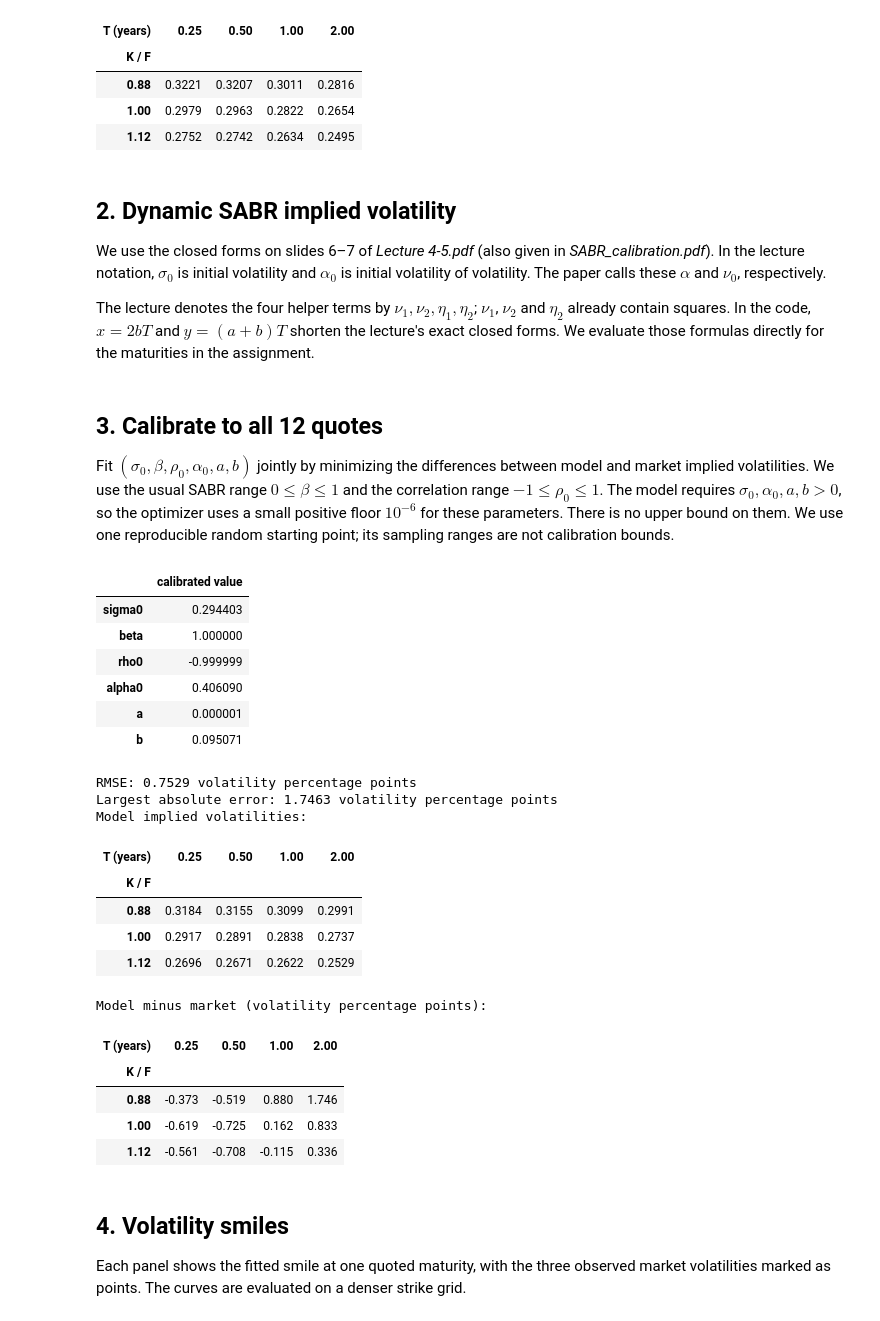
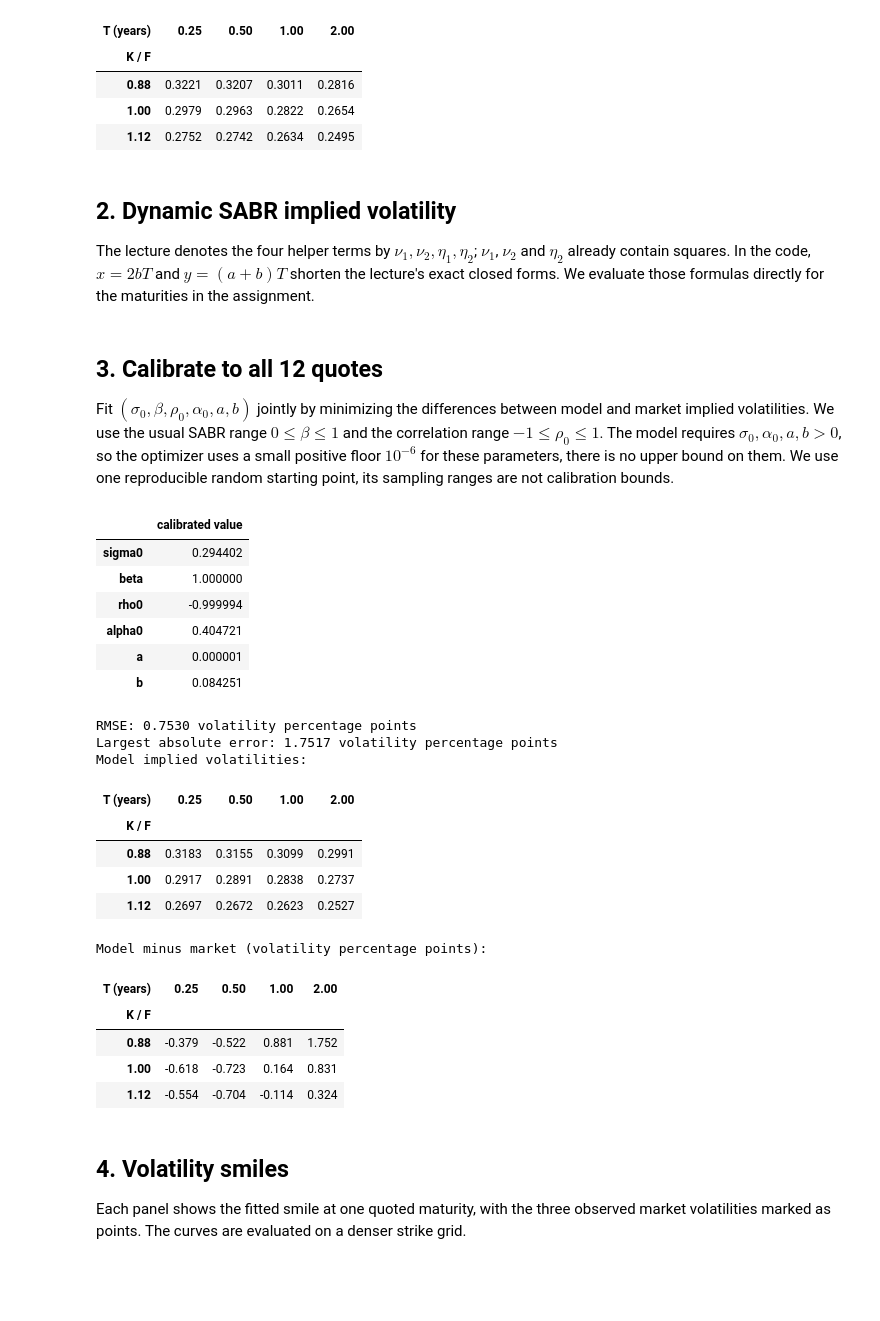
Before and after one commit to RomainFast121/advanced_derivatives_assignments, a Jupyter notebook: third_assignment/assignment3.ipynb, the cells around one changed output. Drawn from its saved outputs; the diff is of its cells as text; code cells hidden in the pictures; blank space fills up the shorter version.

```diff
--- a/third_assignment/assignment3.ipynb
+++ b/third_assignment/assignment3.ipynb
@@ -41,8 +41,6 @@ display(market_vols)
 # %% [markdown]
 ## 2. Dynamic SABR implied volatility
 
-We use the closed forms on slides 6–7 of *Lecture 4-5.pdf* (also given in *SABR_calibration.pdf*). In the lecture notation, $\sigma_0$ is initial volatility and $\alpha_0$ is initial volatility of volatility. The paper calls these $\alpha$ and $\nu_0$, respectively.
-
 The lecture denotes the four helper terms by $\nu_1, \nu_2, \eta_1, \eta_2$; $\nu_1$, $\nu_2$ and $\eta_2$ already contain squares. In the code, $x=2bT$ and $y=(a+b)T$ shorten the lecture's exact closed forms. We evaluate those formulas directly for the maturities in the assignment.
 # %%
 def sabr_terms(T: float, rho0: float, alpha0: float, a: float, b: float):
@@ -81,40 +79,40 @@ def sabr_implied_vol(K: np.ndarray, T: float, params: np.ndarray, F: float = 1.0
 # %% [markdown]
 ## 3. Calibrate to all 12 quotes
 
-Fit $(\sigma_0, \beta, \rho_0, \alpha_0, a, b)$ jointly by minimizing the differences between model and market implied volatilities. We use the usual SABR range $0\leq\beta\leq1$ and the correlation range $-1\leq\rho_0\leq1$. The model requires $\sigma_0, \alpha_0, a, b>0$, so the optimizer uses a small positive floor $10^{-6}$ for these parameters. There is no upper bound on them. We use one reproducible random starting point; its sampling ranges are not calibration bounds.
+Fit $(\sigma_0, \beta, \rho_0, \alpha_0, a, b)$ jointly by minimizing the differences between model and market implied volatilities. We use the usual SABR range $0\leq\beta\leq1$ and the correlation range $-1\leq\rho_0\leq1$. The model requires $\sigma_0, \alpha_0, a, b>0$, so the optimizer uses a small positive floor $10^{-6}$ for these parameters, there is no upper bound on them. We use one reproducible random starting point, its sampling ranges are not calibration bounds.
 # %%
 def calibration_errors(params: np.ndarray) -> np.ndarray:
     fitted = np.column_stack([
         sabr_implied_vol(strikes, T, params, forward) for T in maturities
     ])
     return (fitted - market_vols.to_numpy()).ravel()
 
 parameter_names = ["sigma0", "beta", "rho0", "alpha0", "a", "b"]
 positive_floor = 1e-6
 lower_bounds = [positive_floor, 0.0, -1.0, positive_floor, positive_floor, positive_floor]
 upper_bounds = [np.inf, 1.0, 1.0, np.inf, np.inf, np.inf]
 
 rng = np.random.default_rng(SEED)
 initial_guess = [
-    rng.uniform(0.20, 0.40), rng.uniform(0, 1), rng.uniform(-0.9, 0.9),
-    rng.uniform(0.10, 0.80), rng.uniform(0.01, 1), rng.uniform(0.01, 1),
+    rng.uniform(0.10, 0.50), rng.uniform(0.01, 0.99), rng.uniform(-0.99, 0.99),
+    rng.uniform(0.01, 3.00), rng.uniform(0.01, 3.00), rng.uniform(0.01, 3.00),
 ]
 
 fit = least_squares(calibration_errors, initial_guess,
                     bounds=(lower_bounds, upper_bounds))
 if not fit.success:
     raise RuntimeError(f"Calibration did not converge: {fit.message}")
 
 calibrated_params = fit.x
 display(pd.DataFrame({"calibrated value": calibrated_params}, index=parameter_names))
 # %% [output]
 |  | calibrated value |
-| sigma0 | 0.294403 |
+| sigma0 | 0.294402 |
 | beta | 1.000000 |
-| rho0 | -0.999999 |
-| alpha0 | 0.406090 |
+| rho0 | -0.999994 |
+| alpha0 | 0.404721 |
 | a | 0.000001 |
-| b | 0.095071 |
+| b | 0.084251 |
 # %%
 fitted_vols = pd.DataFrame(
     np.column_stack([
@@ -136,20 +134,20 @@ display(fitted_vols.round(4))
 print("Model minus market (volatility percentage points):")
 display(errors_in_vol_points.round(3))
 # %% [output]
-RMSE: 0.7529 volatility percentage points
-Largest absolute error: 1.7463 volatility percentage points
+RMSE: 0.7530 volatility percentage points
+Largest absolute error: 1.7517 volatility percentage points
 Model implied volatilities:
 | T (years) | 0.25 | 0.50 | 1.00 | 2.00 |
 | K / F |  |  |  |  |
-| 0.88 | 0.3184 | 0.3155 | 0.3099 | 0.2991 |
+| 0.88 | 0.3183 | 0.3155 | 0.3099 | 0.2991 |
 | 1.00 | 0.2917 | 0.2891 | 0.2838 | 0.2737 |
-| 1.12 | 0.2696 | 0.2671 | 0.2622 | 0.2529 |
+| 1.12 | 0.2697 | 0.2672 | 0.2623 | 0.2527 |
 Model minus market (volatility percentage points):
 | T (years) | 0.25 | 0.50 | 1.00 | 2.00 |
 | K / F |  |  |  |  |
-| 0.88 | -0.373 | -0.519 | 0.880 | 1.746 |
-| 1.00 | -0.619 | -0.725 | 0.162 | 0.833 |
-| 1.12 | -0.561 | -0.708 | -0.115 | 0.336 |
+| 0.88 | -0.379 | -0.522 | 0.881 | 1.752 |
+| 1.00 | -0.618 | -0.723 | 0.164 | 0.831 |
+| 1.12 | -0.554 | -0.704 | -0.114 | 0.324 |
 # %% [markdown]
 ## 4. Volatility smiles
 
```
Also changed, not shown: parts of 1 cell of this notebook, 2 other files.
